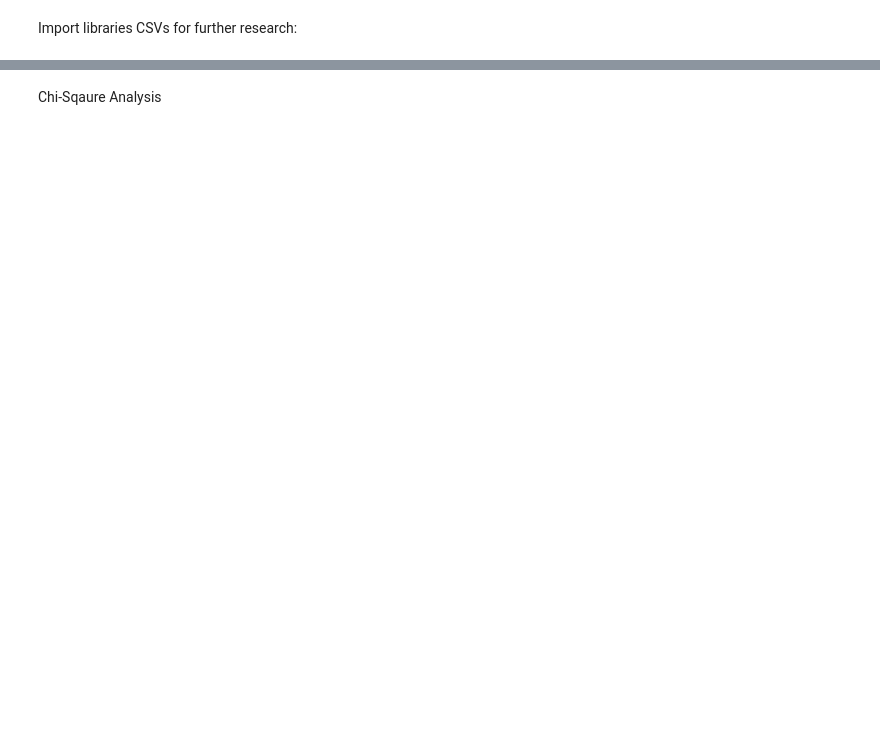
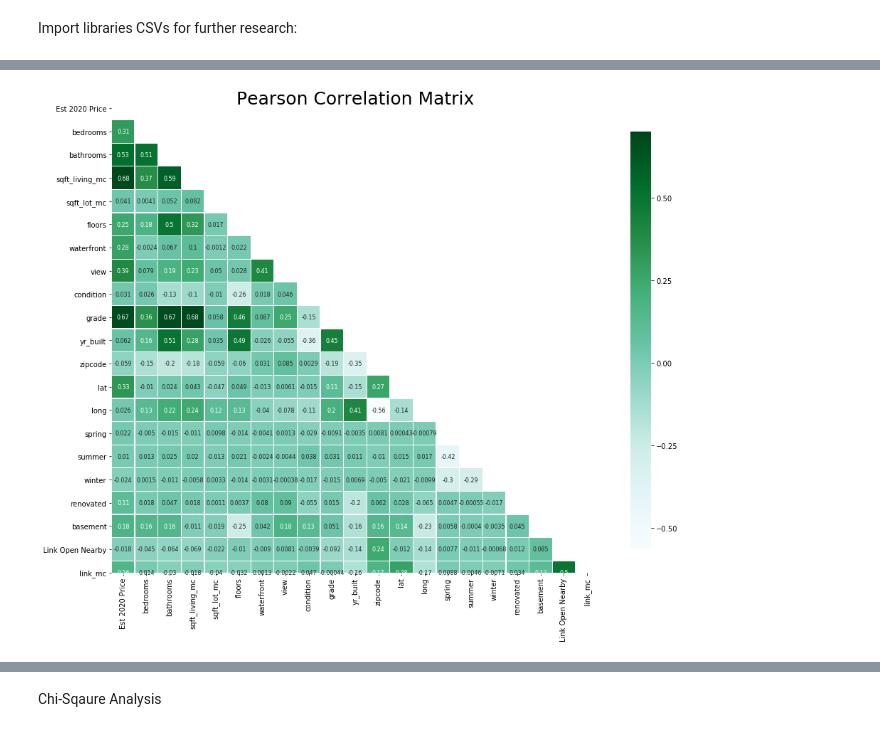
Before and after one commit to drdavis043/dsc-mod-2-project-v2-1-onl01-dtsc-pt-052620, a Jupyter notebook: Data Cleaning.ipynb, the cells around one changed output, grey strips where cells are left out. Saved outputs shown, nothing was run; the diff lists cells and outputs as text; code cells hidden in the pictures; blank space fills up the shorter version.

```diff
--- a/Data Cleaning.ipynb
+++ b/Data Cleaning.ipynb
@@ -94,0 +340,24 @@ df_2015.head()
+# %%
+# adjusting for sqft_living multi-collinearity
+df_2019['sqft_living_mc'] = df_2019['sqft_living']*df_2019['sqft_living15']*df_2019['sqft_above']
+
+# adjusting for sqft_lot multi-collinearity
+df_2019['sqft_lot_mc'] = df_2019['sqft_lot']*df_2019['sqft_lot15']
+
+# adjusting for Link multi-collinearity
+df_2019['link_mc'] = df_2019['Link Construction Started'] * df_2019['Link Announced']
+# %%
+revised_features = ['Est 2020 Price', 'bedrooms', 'bathrooms', 'sqft_living_mc', 'sqft_lot_mc', 'floors',
+       'waterfront', 'view', 'condition', 'grade', 'yr_built','zipcode', 'lat', 'long',
+       'spring', 'summer', 'winter', 'renovated', 'basement','Link Open Nearby', 'link_mc']
+
+mask = np.zeros_like(df_2019[revised_features].corr(), dtype=np.bool)
+mask[np.triu_indices_from(mask)] = True
+
+f, ax = plt.subplots(figsize=(16, 12))
+plt.title('Pearson Correlation Matrix',fontsize=25)
+
+sns.heatmap(df_2019[revised_features].corr(),linewidths=0.25,vmax=0.7,square=True,cmap="BuGn",
+            linecolor='w',annot=True,annot_kws={"size":8},mask=mask,cbar_kws={"shrink": .9});
+# %% [output]
+[figure, added]
```
Also changed, not shown: parts of 49 cells of this notebook.
